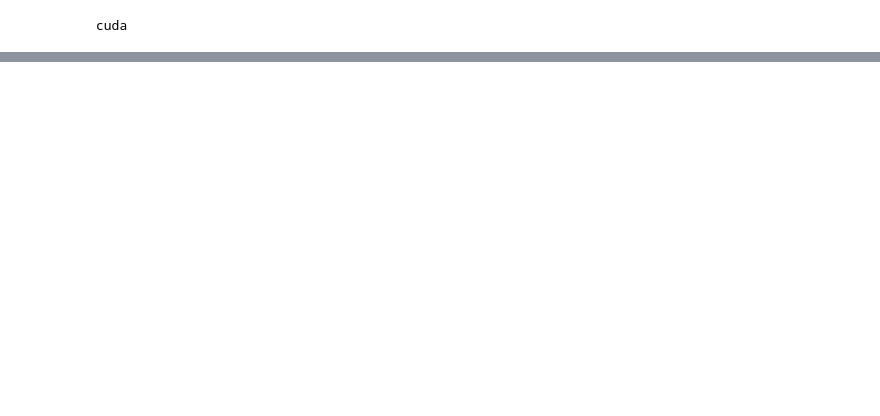
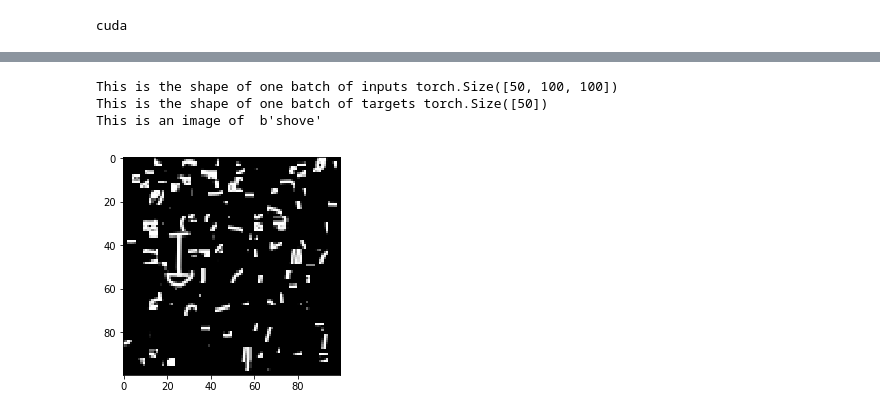
Before and after one commit to marued/IFT6390, a Jupyter notebook: Homeworks/Homework4/main.ipynb, the cells around one changed output, grey strips where cells are left out. Drawn from its saved outputs; the diff is of its cells as text; code cells hidden in the pictures; blank space fills up the shorter version.

Commit message:
Dataloaders for pytorch are working, it's time to start learning!

```diff
--- a/Homeworks/Homework4/main.ipynb
+++ b/Homeworks/Homework4/main.ipynb
@@ -93,0 +101,26 @@ TypeError: can't convert np.ndarray of type numpy.object_. The only supported ty
+# %%
+# Creating dataloaders
+import torch.utils.data as data_utils
+from torch.utils.data.sampler import (SubsetRandomSampler,
+                                      RandomSampler)
+
+# This is the subset of Kaggle images we want to overfit
+train = data_utils.TensorDataset(train_tensor, label_tensor)
+train_loader = data_utils.DataLoader(train, batch_size=50) # shuffle=True
+# %%
+# Validating dataloader format
+for inputs, targets in train_loader:
+    print(f"This is the shape of one batch of inputs {inputs.shape}")
+    print(f"This is the shape of one batch of targets {targets.shape}")
+    print("This is an image of class", get_class_name(targets[0]))
+
+#           " What is the meaning of each dimension?")
+#     print("target", targets.shape, targets)
+    img = inputs[0]
+    plt.imshow(img, cmap='Greys_r')
+    break
+# %% [output]
+This is the shape of one batch of inputs torch.Size([50, 100, 100])
+This is the shape of one batch of targets torch.Size([50])
+This is an image of  b'shove'
+[figure, added]
```
Also changed, not shown: parts of 5 cells of this notebook.
